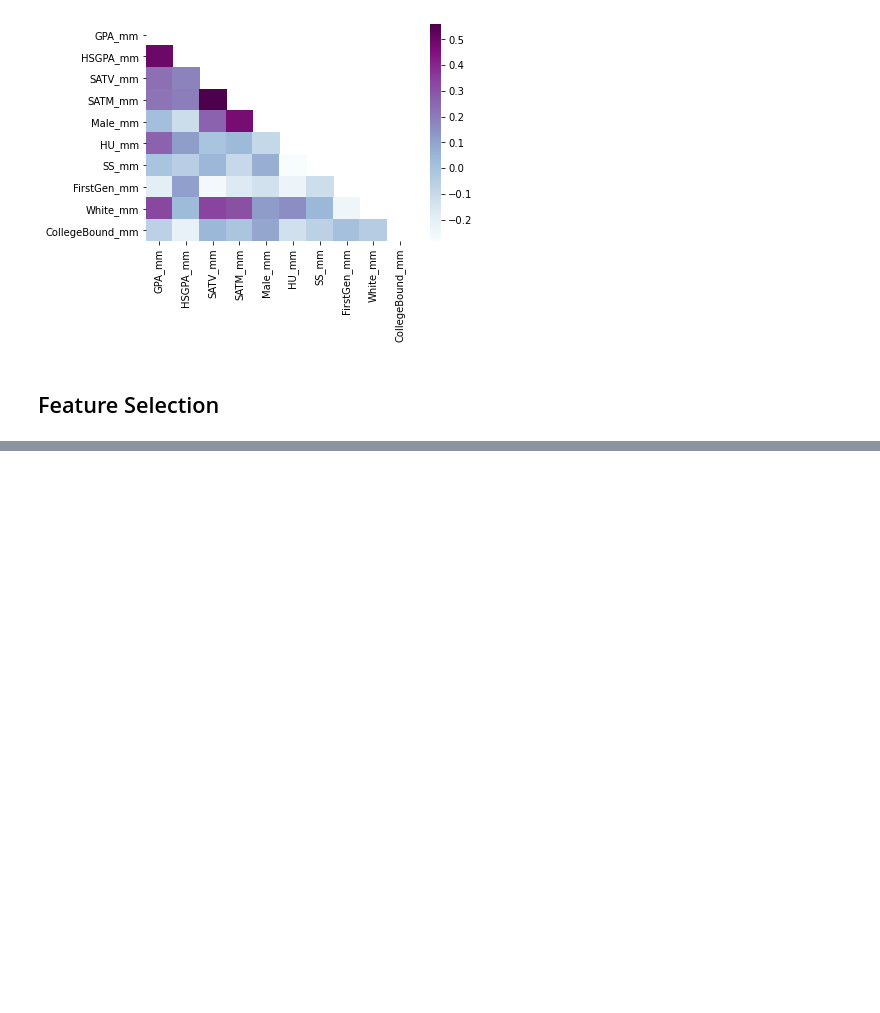
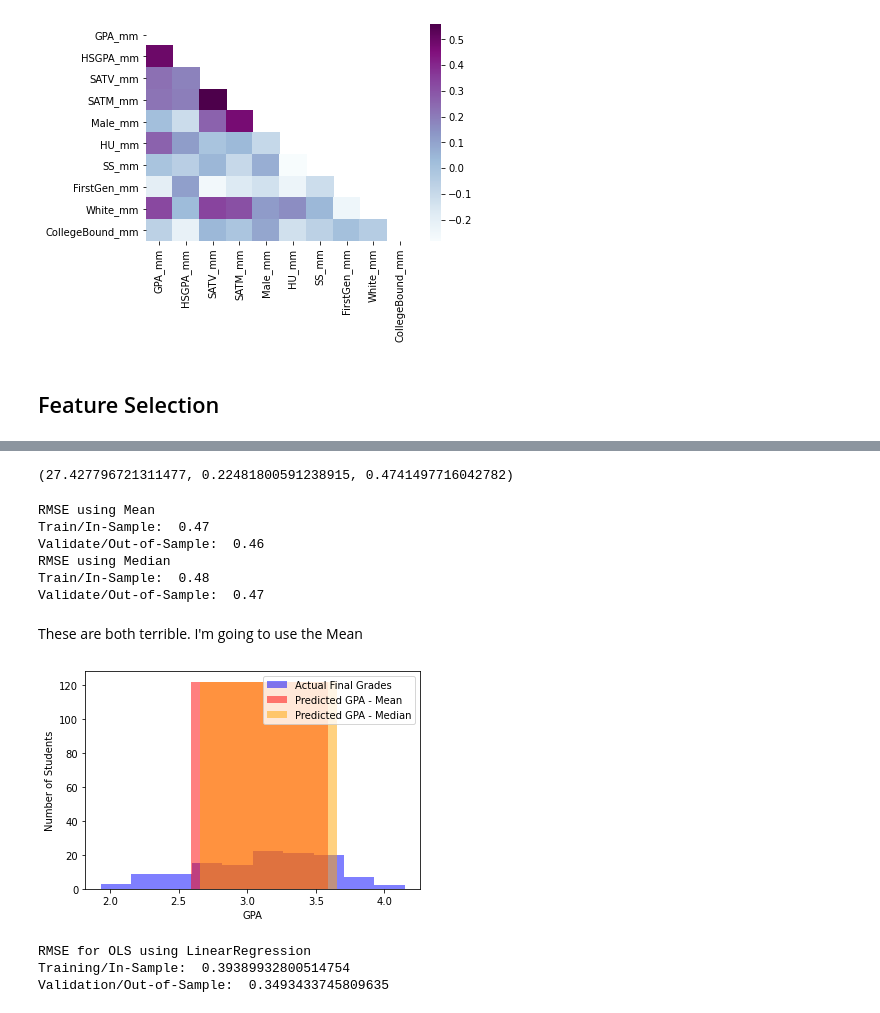
Before and after one commit to HeatherOrtegaMcMillan/regression-exercises, a Jupyter notebook: regression_modeling_exercises.ipynb, the cells around one changed output, grey strips where cells are left out. Saved outputs shown, nothing was run; the diff lists cells and outputs as text; code cells hidden in the pictures; blank space fills up the shorter version.

```diff
--- a/regression_modeling_exercises.ipynb
+++ b/regression_modeling_exercises.ipynb
@@ -240,7 +256,7 @@ sns.heatmap(train_scaled.corr(), cmap='BuPu', mask = np.triu(train_scaled.corr()
 # %%
-# Set X and y
+# Set X and y (taking out White and FirstGen and CollegeBound )
 y_train = train.GPA
-X_train = train[scaled_cols].drop(columns= 'GPA_mm')
+X_train = train[scaled_cols].drop(columns= ['GPA_mm', 'White_mm', 'FirstGen_mm', 'CollegeBound_mm'])
 # %%
 # Set X and y for validate
 y_validate = validate.GPA
@@ -278,0 +287,43 @@ Name: GPA, dtype: float64
+# %%
+sse, mse, rmse = ev.baseline_mean_errors(y_train)
+sse, mse, rmse
+# %% [output]
+(27.427796721311477, 0.22481800591238915, 0.4741497716042782)
+# %%
+X_train['baseline_mean'] = y_train.mean()
+X_validate['baseline_mean'] = y_train.mean()
+# %%
+X_train['baseline_median'] = y_train.median()
+X_validate['baseline_median'] = y_train.median()
+# %%
+rmse_train = mean_squared_error(y_train, X_train.baseline_mean, squared=False)
+rmse_validate = mean_squared_error(y_validate, X_validate.baseline_mean, squared=False)
+
+print("RMSE using Mean\nTrain/In-Sample: ", round(rmse_train, 2),
+      "\nValidate/Out-of-Sample: ", round(rmse_validate, 2))
+
+rmse_train = rmse_train = mean_squared_error(y_train, X_train.baseline_median, squared=False)
+rmse_validate = mean_squared_error(y_validate, X_validate.baseline_median, squared=False)
+
+print("RMSE using Median\nTrain/In-Sample: ", round(rmse_train, 2),
+      "\nValidate/Out-of-Sample: ", round(rmse_validate, 2))
+# %% [output]
+RMSE using Mean
+Train/In-Sample:  0.47
+Validate/Out-of-Sample:  0.46
+RMSE using Median
+Train/In-Sample:  0.48
+Validate/Out-of-Sample:  0.47
+# %% [markdown]
+These are both terrible. I'm going to use the Mean
+# %%
+# plot to visualize actual vs predicted.
+plt.hist(y_train, color='blue', alpha=.5, label="Actual Final Grades")
+plt.hist(X_train.baseline_mean, bins=1, color='red', alpha=.5, rwidth=100, label="Predicted GPA - Mean")
+plt.hist(X_train.baseline_median, bins=1, color='orange', alpha=.5, rwidth=100, label="Predicted GPA - Median")
+plt.xlabel("GPA")
+plt.ylabel("Number of Students")
+plt.legend()
+plt.show()
+# %% [output]
+[figure, added]
@@ -278,0 +336,20 @@ Name: GPA, dtype: float64
+# %%
+# Fit OLM model
+lm = LinearRegression()
+
+lm.fit(X_train2, y_train)
+
+X_train['model1_pred'] = lm.predict(X_train2)
+
+rmse_train = mean_squared_error(y_train, X_train.model1_pred, squared = False)
+
+X_validate['model1_pred'] = lm.predict(X_validate2)
+
+rmse_validate = mean_squared_error(y_validate, X_validate.model1_pred, squared=False)
+
+print("RMSE for OLS using LinearRegression\nTraining/In-Sample: ", rmse_train,
+      "\nValidation/Out-of-Sample: ", rmse_validate)
+# %% [output]
+RMSE for OLS using LinearRegression
+Training/In-Sample:  0.39389932800514754
+Validation/Out-of-Sample:  0.3493433745809635
```
Also changed, not shown: parts of 21 cells of this notebook.
